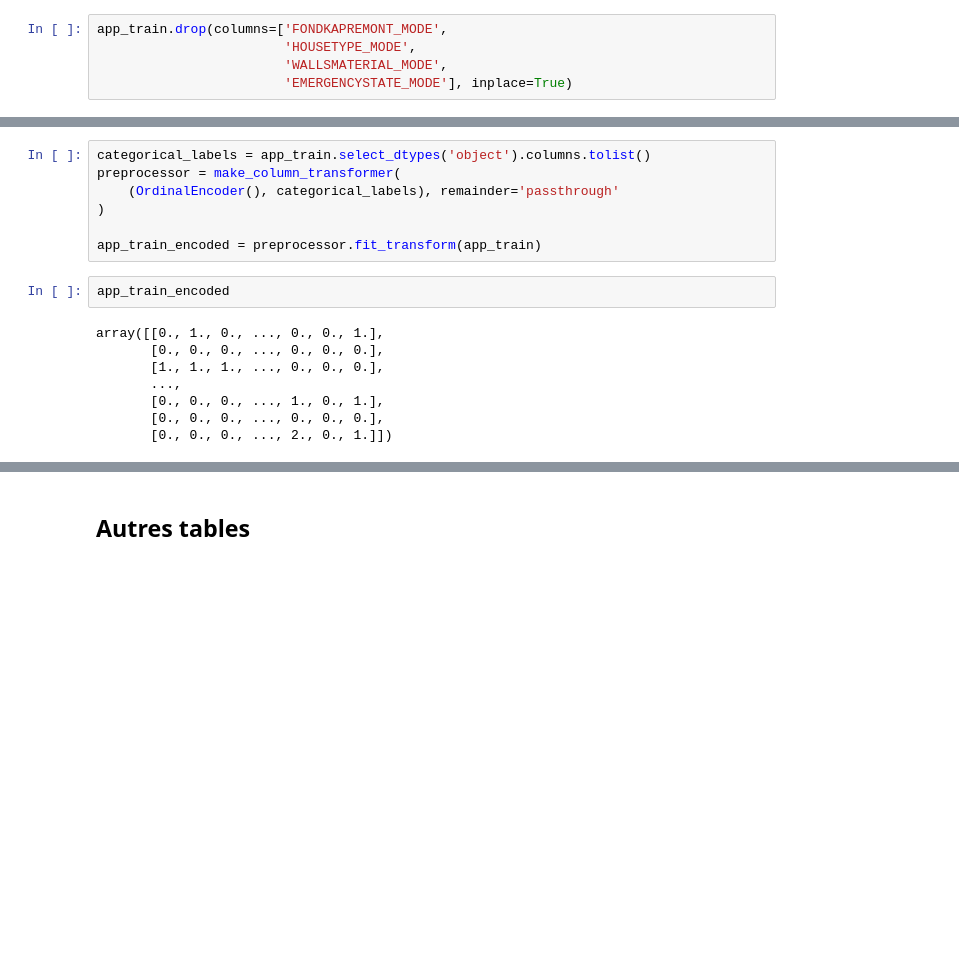
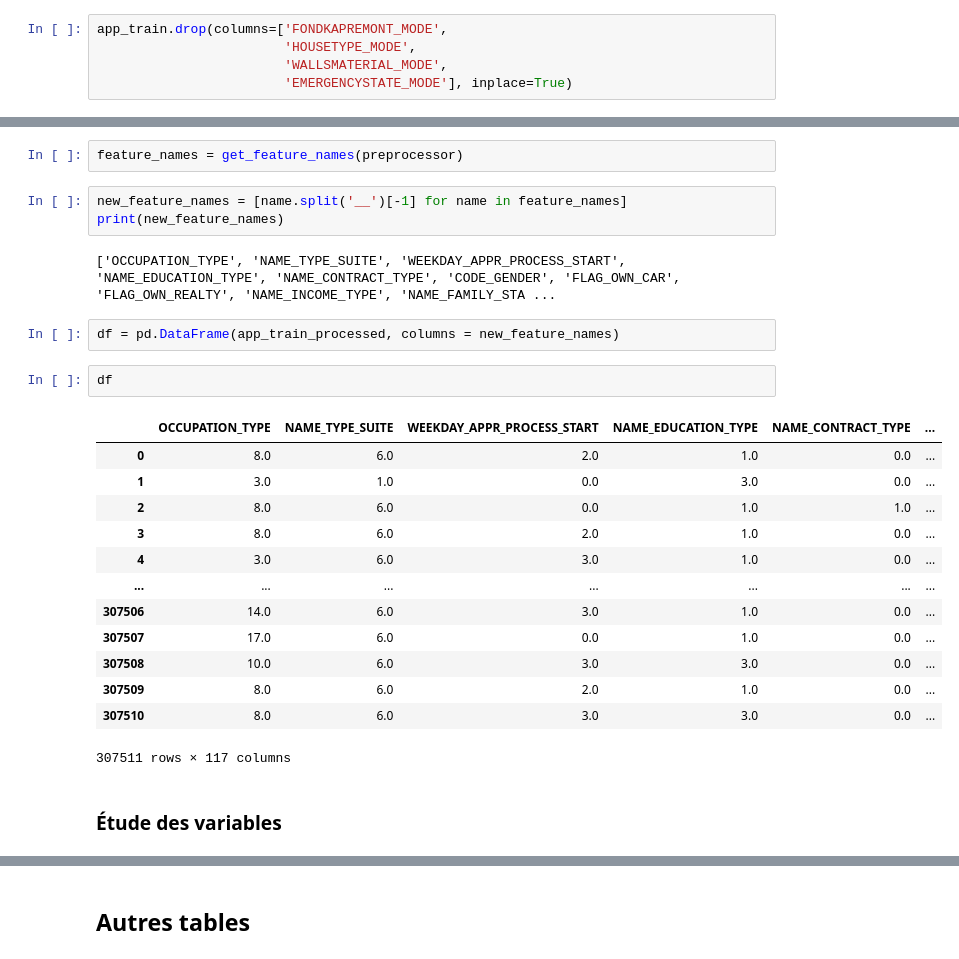
Before and after one commit to gitadum/credit_risk_rating, a Jupyter notebook: 00_notebooks/01_Exploration.ipynb, the cells around one changed output, grey strips where cells are left out. Drawn from its saved outputs; the diff is of its cells as text; blank space fills up the shorter version.

Commit message:
récupère le nom des variables après prétraitement encodage du niveau d'études comme catégorie ordinale

```diff
--- a/00_notebooks/01_Exploration.ipynb
+++ b/00_notebooks/01_Exploration.ipynb
@@ -225,17 +189,27 @@ len(categorical_labels)
-# %%
-categorical_labels = app_train.select_dtypes('object').columns.tolist()
-preprocessor = make_column_transformer(
-    (OrdinalEncoder(), categorical_labels), remainder='passthrough'
-)
-
-app_train_encoded = preprocessor.fit_transform(app_train)
-# %%
-app_train_encoded
-# %% [output]
-array([[0., 1., 0., ..., 0., 0., 1.],
-       [0., 0., 0., ..., 0., 0., 0.],
-       [1., 1., 1., ..., 0., 0., 0.],
-       ...,
-       [0., 0., 0., ..., 1., 0., 1.],
-       [0., 0., 0., ..., 0., 0., 0.],
-       [0., 0., 0., ..., 2., 0., 1.]])
+# %%
+feature_names = get_feature_names(preprocessor)
+# %%
+new_feature_names = [name.split('__')[-1] for name in feature_names]
+print(new_feature_names)
+# %% [output]
+['OCCUPATION_TYPE', 'NAME_TYPE_SUITE', 'WEEKDAY_APPR_PROCESS_START', 'NAME_EDUCATION_TYPE', 'NAME_CONTRACT_TYPE', 'CODE_GENDER', 'FLAG_OWN_CAR', 'FLAG_OWN_REALTY', 'NAME_INCOME_TYPE', 'NAME_FAMILY_STA ...
+# %%
+df = pd.DataFrame(app_train_processed, columns = new_feature_names)
+# %%
+df
+# %% [output]
+|  | OCCUPATION_TYPE | NAME_TYPE_SUITE | WEEKDAY_APPR_PROCESS_START | NAME_EDUCATION_TYPE | NAME_CONTRACT_TYPE | ... |
+| 0 | 8.0 | 6.0 | 2.0 | 1.0 | 0.0 | ... |
+| 1 | 3.0 | 1.0 | 0.0 | 3.0 | 0.0 | ... |
+| 2 | 8.0 | 6.0 | 0.0 | 1.0 | 1.0 | ... |
+| 3 | 8.0 | 6.0 | 2.0 | 1.0 | 0.0 | ... |
+| 4 | 3.0 | 6.0 | 3.0 | 1.0 | 0.0 | ... |
+| ... | ... | ... | ... | ... | ... | ... |
+| 307506 | 14.0 | 6.0 | 3.0 | 1.0 | 0.0 | ... |
+| 307507 | 17.0 | 6.0 | 0.0 | 1.0 | 0.0 | ... |
+| 307508 | 10.0 | 6.0 | 3.0 | 3.0 | 0.0 | ... |
+| 307509 | 8.0 | 6.0 | 2.0 | 1.0 | 0.0 | ... |
+| 307510 | 8.0 | 6.0 | 3.0 | 3.0 | 0.0 | ... |
+307511 rows × 117 columns
+# %% [markdown]
+### Étude des variables
```
Also changed, not shown: parts of 33 cells of this notebook, 1 other file.
